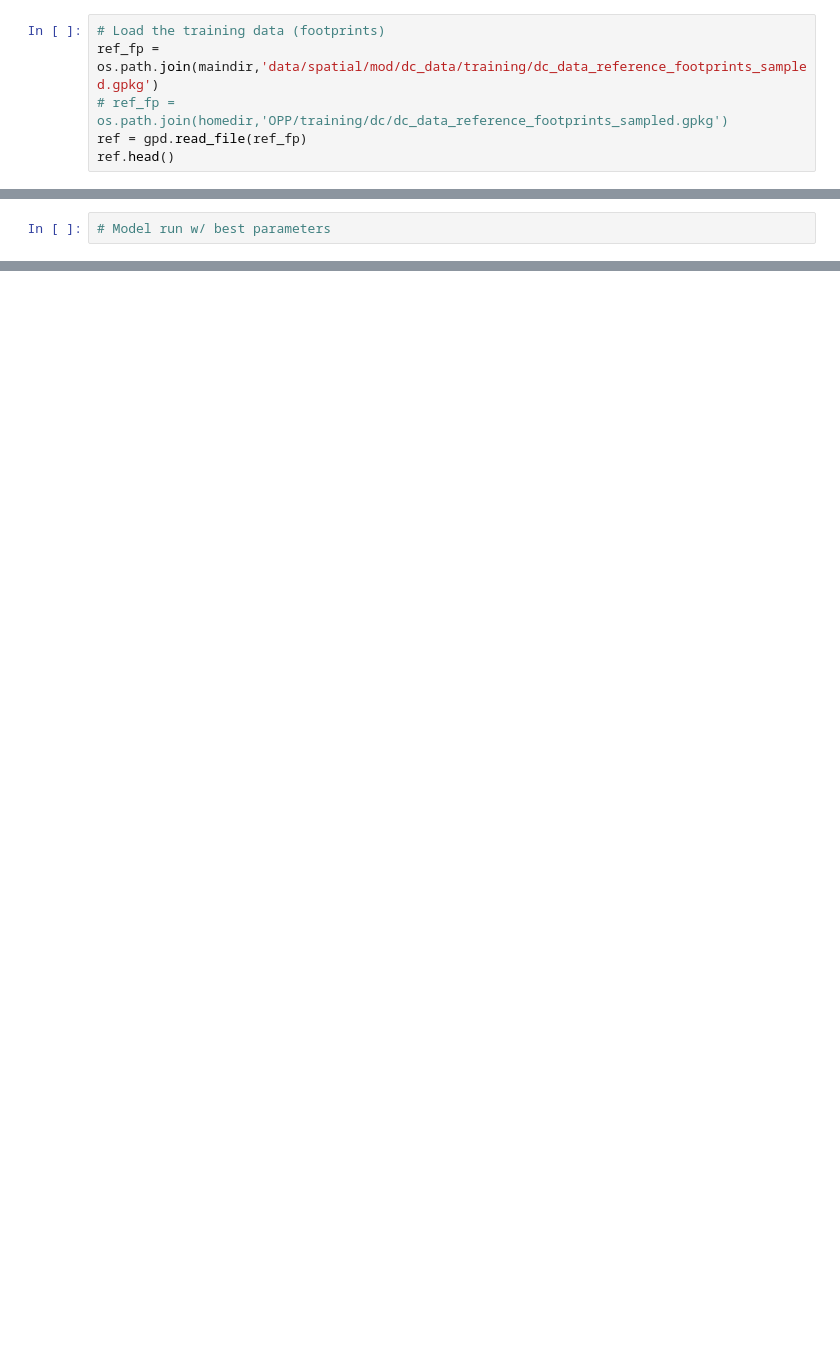
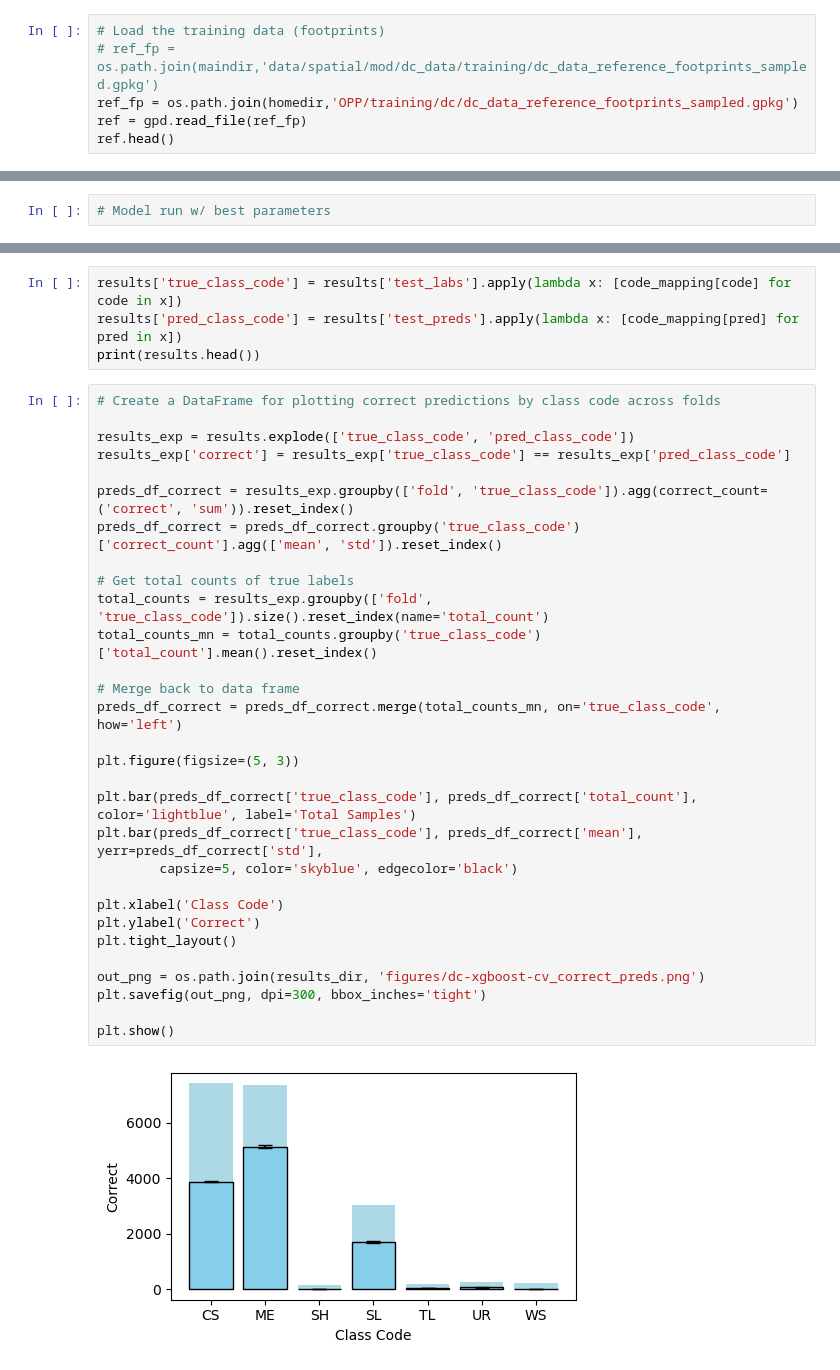
Before and after one commit to maxwellCcook/rooftop-mapping, a Jupyter notebook: code/11xgboost-DC_.ipynb, the cells around one changed output, grey strips where cells are left out. Cells and saved outputs as stored; diff of their text form; blank space fills up the shorter version.

```diff
--- a/code/11xgboost-DC_.ipynb
+++ b/code/11xgboost-DC_.ipynb
@@ -60,8 +61,8 @@ Band names: ['nir', 'NDBIbg', 'NDBIrg', 'NISI', 'MNF1', 'NISI5x5']
 # Load the reference data
 # %%
 # Load the training data (footprints)
-ref_fp = os.path.join(maindir,'data/spatial/mod/dc_data/training/dc_data_reference_footprints_sampled.gpkg')
-# ref_fp = os.path.join(homedir,'OPP/training/dc/dc_data_reference_footprints_sampled.gpkg')
+# ref_fp = os.path.join(maindir,'data/spatial/mod/dc_data/training/dc_data_reference_footprints_sampled.gpkg')
+ref_fp = os.path.join(homedir,'OPP/training/dc/dc_data_reference_footprints_sampled.gpkg')
 ref = gpd.read_file(ref_fp)
 ref.head()
 # %% [output]
@@ -466,0 +549,36 @@ cr_df.to_csv(os.path.join(results_dir,'dc_xgboost_classification_report_avg.csv'
+# %%
+results['true_class_code'] = results['test_labs'].apply(lambda x: [code_mapping[code] for code in x])
+results['pred_class_code'] = results['test_preds'].apply(lambda x: [code_mapping[pred] for pred in x])
+print(results.head())
+# %%
+# Create a DataFrame for plotting correct predictions by class code across folds
+
+results_exp = results.explode(['true_class_code', 'pred_class_code'])
+results_exp['correct'] = results_exp['true_class_code'] == results_exp['pred_class_code']
+
+preds_df_correct = results_exp.groupby(['fold', 'true_class_code']).agg(correct_count=('correct', 'sum')).reset_index()
+preds_df_correct = preds_df_correct.groupby('true_class_code')['correct_count'].agg(['mean', 'std']).reset_index()
+
+# Get total counts of true labels
+total_counts = results_exp.groupby(['fold', 'true_class_code']).size().reset_index(name='total_count')
+total_counts_mn = total_counts.groupby('true_class_code')['total_count'].mean().reset_index()
+
+# Merge back to data frame
+preds_df_correct = preds_df_correct.merge(total_counts_mn, on='true_class_code', how='left')
+
+plt.figure(figsize=(5, 3))
+
+plt.bar(preds_df_correct['true_class_code'], preds_df_correct['total_count'], color='lightblue', label='Total Samples')
+plt.bar(preds_df_correct['true_class_code'], preds_df_correct['mean'], yerr=preds_df_correct['std'],
+        capsize=5, color='skyblue', edgecolor='black')
+
+plt.xlabel('Class Code')
+plt.ylabel('Correct')
+plt.tight_layout()
+
+out_png = os.path.join(results_dir, 'figures/dc-xgboost-cv_correct_preds.png')
+plt.savefig(out_png, dpi=300, bbox_inches='tight')
+
+plt.show()
+# %% [output]
+[figure, added]
```
Also changed, not shown: parts of 41 cells of this notebook, 1 other file.
